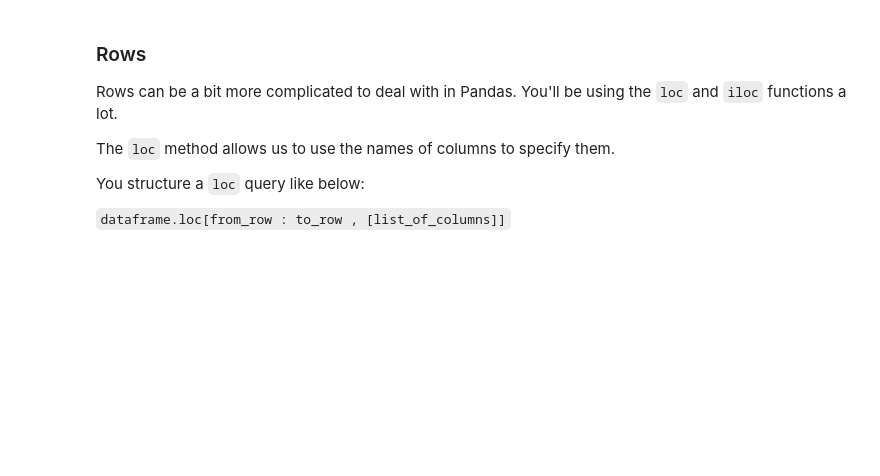
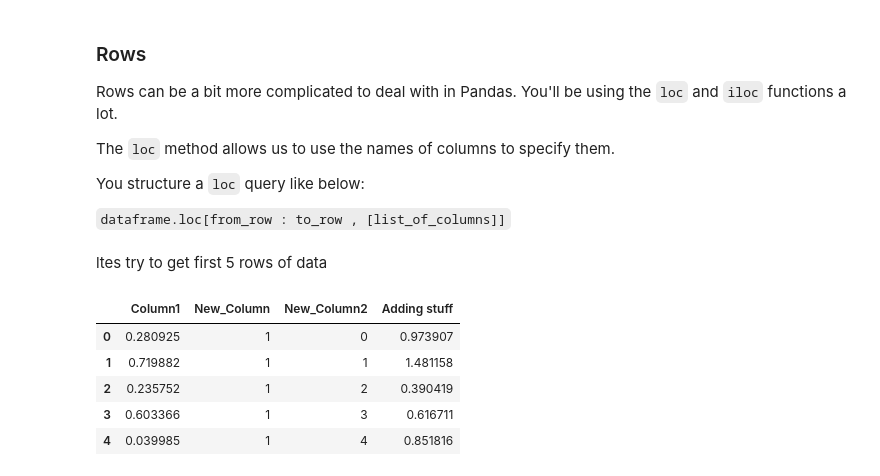
Before and after one commit to rnddave/python-for-data-analysts, a Jupyter notebook: pandas_tutorial.ipynb, the cells around one changed output. Drawn from its saved outputs; the diff is of its cells as text; code cells hidden in the pictures; blank space fills up the shorter version.

```diff
--- a/pandas_tutorial.ipynb
+++ b/pandas_tutorial.ipynb
@@ -232,3 +232,14 @@ The `loc` method allows us to use the names of columns to specify them.
 You structure a `loc` query like below:
 
 `dataframe.loc[from_row : to_row , [list_of_columns]]`
+# %% [markdown]
+ltes try to get first 5 rows of data
+# %%
+first_import.loc[0:4] # this will load all columns in those rows
+# %% [output]
+|  | Column1 | New_Column | New_Column2 | Adding stuff |
+| 0 | 0.280925 | 1 | 0 | 0.973907 |
+| 1 | 0.719882 | 1 | 1 | 1.481158 |
+| 2 | 0.235752 | 1 | 2 | 0.390419 |
+| 3 | 0.603366 | 1 | 3 | 0.616711 |
+| 4 | 0.039985 | 1 | 4 | 0.851816 |
```
Also changed, not shown: parts of 6 cells of this notebook.
